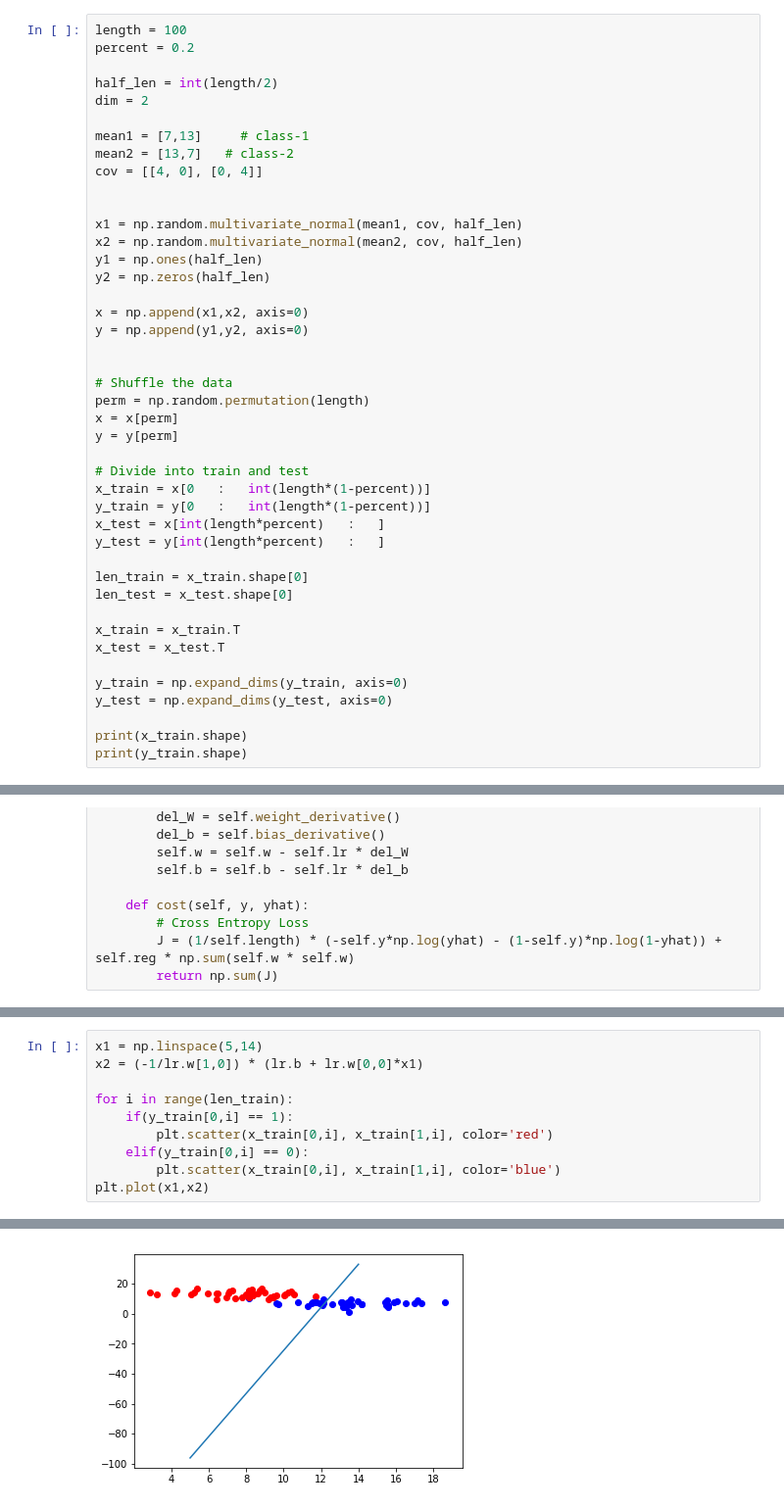
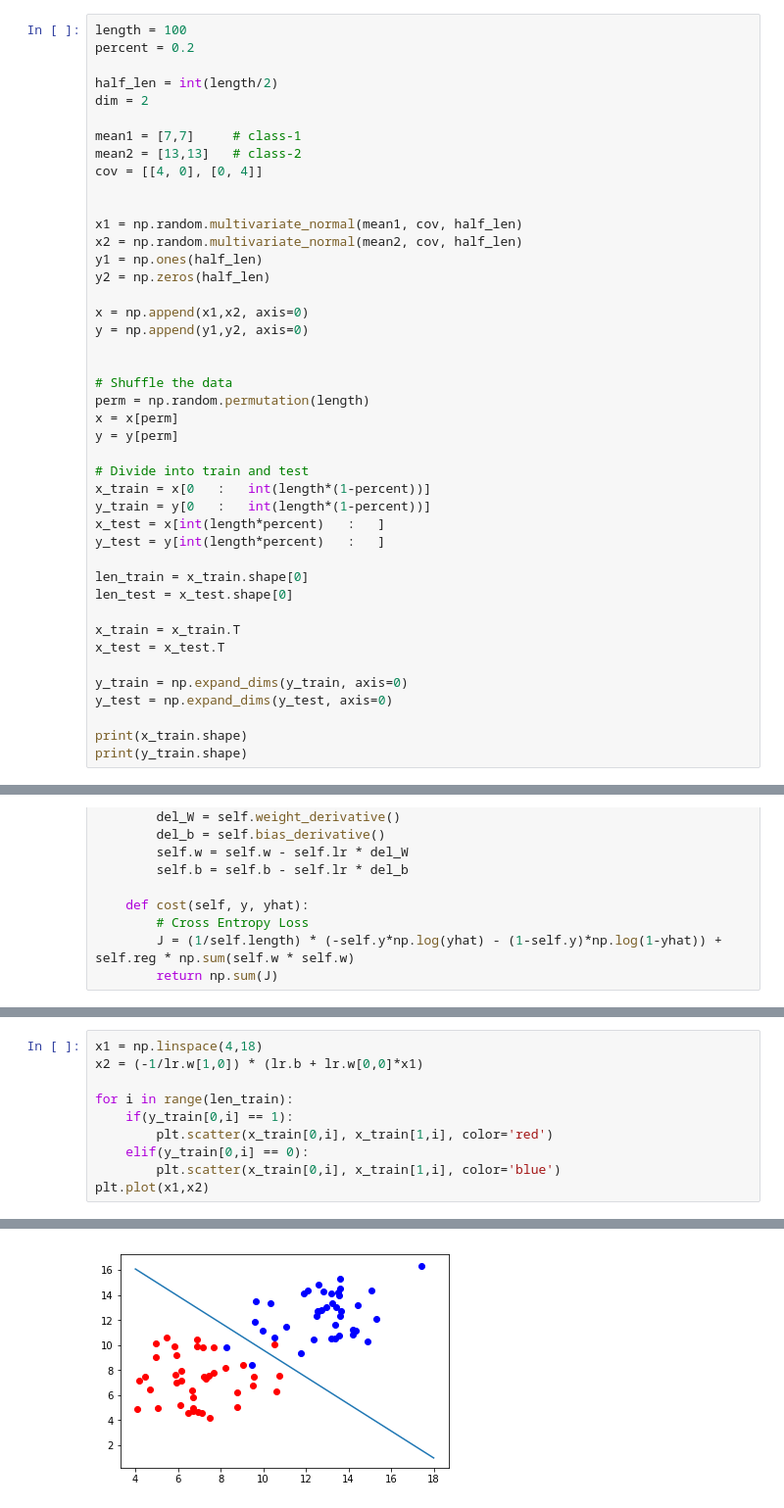
Before and after one commit to suraj-maniyar/ML_algorithms, a Jupyter notebook: LogisticRegression.ipynb, the cells around one changed output, grey strips where cells are left out. Shown: that part at 98% size. Saved outputs shown, nothing was run; the diff lists cells and outputs as text.

```diff
--- a/LogisticRegression.ipynb
+++ b/LogisticRegression.ipynb
@@ -9,8 +9,8 @@ percent = 0.2
 half_len = int(length/2)
 dim = 2
 
-mean1 = [7,13]     # class-1
-mean2 = [13,7]   # class-2
+mean1 = [7,7]     # class-1
+mean2 = [13,13]   # class-2
 cov = [[4, 0], [0, 4]]
 
 
@@ -144,13 +144,13 @@ train:  0.4957512244879366 test:  1.1430202980992665
 # %%
-x1 = np.linspace(5,14)
+x1 = np.linspace(4,18)
 x2 = (-1/lr.w[1,0]) * (lr.b + lr.w[0,0]*x1)
 
 for i in range(len_train):
     if(y_train[0,i] == 1):
         plt.scatter(x_train[0,i], x_train[1,i], color='red')
     elif(y_train[0,i] == 0):
         plt.scatter(x_train[0,i], x_train[1,i], color='blue')
 plt.plot(x1,x2)
 # %% [output]
 [<matplotlib.lines.Line2D at 0x...>]
-[figure, old version]
+[figure, new version]
```
Also changed, not shown: parts of 2 cells of this notebook.
